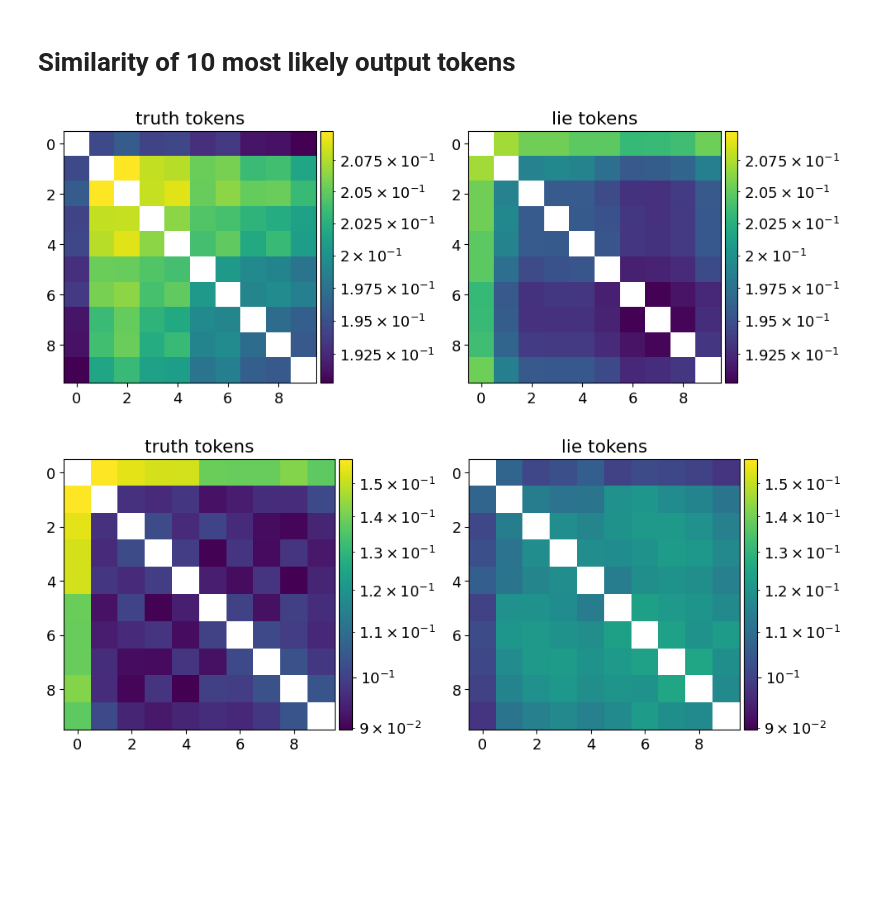
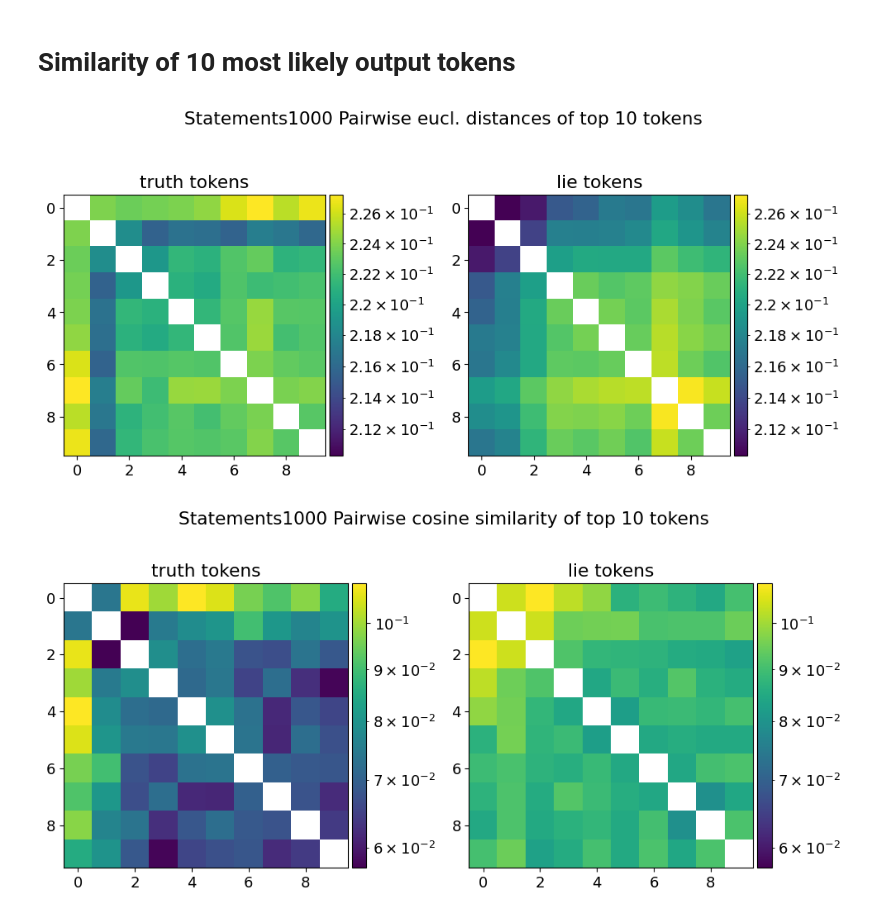
Before and after one commit to annahdo/info_theoretic_study_lying, a Jupyter notebook: demo.ipynb, the cells around one changed output. Saved outputs shown, nothing was run; the diff lists cells and outputs as text; code cells hidden in the pictures; blank space fills up the shorter version.

```diff
--- a/demo.ipynb
+++ b/demo.ipynb
@@ -15,3 +21,16 @@ for folder in ['plots', 'data']:
+# %%
+dataset_name = 'Statements1000' # load one of Statements1000, FreebaseStatements, cities
+statement_format = 'freeform' # 'freeform' or 'xml'
+
+max_new_tokens = 10 # how many tokens should be generated for the statement completion
+batch_size = 64
+
+# define which unembedding you want to use, logit lens or tuned lens
+# (tuned lens only works for models for which tuned lenses are available at https://huggingface.co/spaces/AlignmentResearch/tuned-lens/tree/main/lens)
+lens_type = "logit_lens" # logit_lens, tuned_lens
+
+
+k = 10 # how many top k tokens to consider
 # %% [markdown]
 # Load Model
 # %%
@@ -34,3 +50,7 @@ dataset = load_data_set(dataset_name)
+# %%
+assistant_token = (tokenizer.apply_chat_template([{"role": "assistant", "content": ""}], tokenize=False, add_generation_prompt=False)).split('\n')[0]
+system_token = (tokenizer.apply_chat_template([{"role": "system", "content": ""}], tokenize=False, add_generation_prompt=False)).split('\n')[0]
+dataset = load_data_set(dataset_name, statement_format, assistant_token=assistant_token, system_token=system_token)
 # %% [markdown]
 ## Generate lies/truths
 # %%
@@ -142,18 +151,11 @@ plot_median_mean(prob_truth_track_lie_token, prob_lie, plot_all_curves=False, sa
 # %%
-
-# accumulated probability of top k tokens
-k = 10
+# track probability of top k tokens
 top_k_prob_truth = torch.zeros((k,)+prob_truth.shape)
 top_k_prob_lie = torch.zeros((k,)+prob_lie.shape)
 
-source_token_pos=0 # we are tracking the last statement token
-
-top_k_truth_tokens = torch.topk(unembed(model, dataset['hidden_states_truth'][-1, :, source_token_pos]), k, dim=-1)
-top_k_lie_tokens = torch.topk(unembed(model, dataset['hidden_states_lie'][-1, :, source_token_pos]), k, dim=-1)
+top_k_truth_tokens = torch.topk(unembed(model, dataset['hidden_states_truth'][-1]), k, dim=-1)
+top_k_lie_tokens = torch.topk(unembed(model, dataset['hidden_states_lie'][-1]), k, dim=-1)
 
 for i in range(k):
-    top_k_prob_truth[i] = get_probability(model, dataset['hidden_states_truth'][:,:,source_token_pos], lenses, target_token=top_k_truth_tokens.indices[:,i])
-    top_k_prob_lie[i] = get_probability(model, dataset['hidden_states_lie'][:,:,source_token_pos], lenses, target_token=top_k_lie_tokens.indices[:,i])
-
-# plot_median_mean(top_k_prob_truth.sum(dim=0), top_k_prob_lie.sum(dim=0), plot_all_curves=False, save_path=None,
-#                 title=f'{dataset_name} after last statement token', y_label=f'Probability sum of top {k} predicted tokens')
+    top_k_prob_truth[i] = get_probability(model, dataset['hidden_states_truth'], lenses, target_token=top_k_truth_tokens.indices[:,i])
+    top_k_prob_lie[i] = get_probability(model, dataset['hidden_states_lie'], lenses, target_token=top_k_lie_tokens.indices[:,i])
@@ -364,14 +205,9 @@ if save_results:
 # %%
-save_path = f'plots/{short_model_name}_{dataset_name}_token_dist_{lens_type}_{format_type}.pdf'
-title = f"{dataset_name} Pairwise eucl. distances of top {k} tokens" if titles_in_plots else None
 plot_distance_matrix(truth_token_dist, lie_token_dist, sub_titles=['truth tokens', 'lie tokens'],
-                        sup_title=title, norm=True, save_path=save_path)
-
-save_path = f'plots/{short_model_name}_{dataset_name}_token_sim_{lens_type}_{format_type}.pdf'
-title = f"{dataset_name} Pairwise cosine similarity of top {k} tokens" if titles_in_plots else None
+                        sup_title=f"{dataset_name} Pairwise eucl. distances of top {k} tokens", norm=True)
 
 plot_distance_matrix(truth_token_sim, lie_token_sim, sub_titles=['truth tokens', 'lie tokens'],
-                        sup_title=title, norm=True, save_path=save_path)
+                        sup_title=f"{dataset_name} Pairwise cosine similarity of top {k} tokens", norm=True)
 # %% [output]
-[figure, old version]
+[figure, new version]
-[figure, old version]
+[figure, new version]
```
Also changed, not shown: parts of 49 cells of this notebook, 5 other files.
